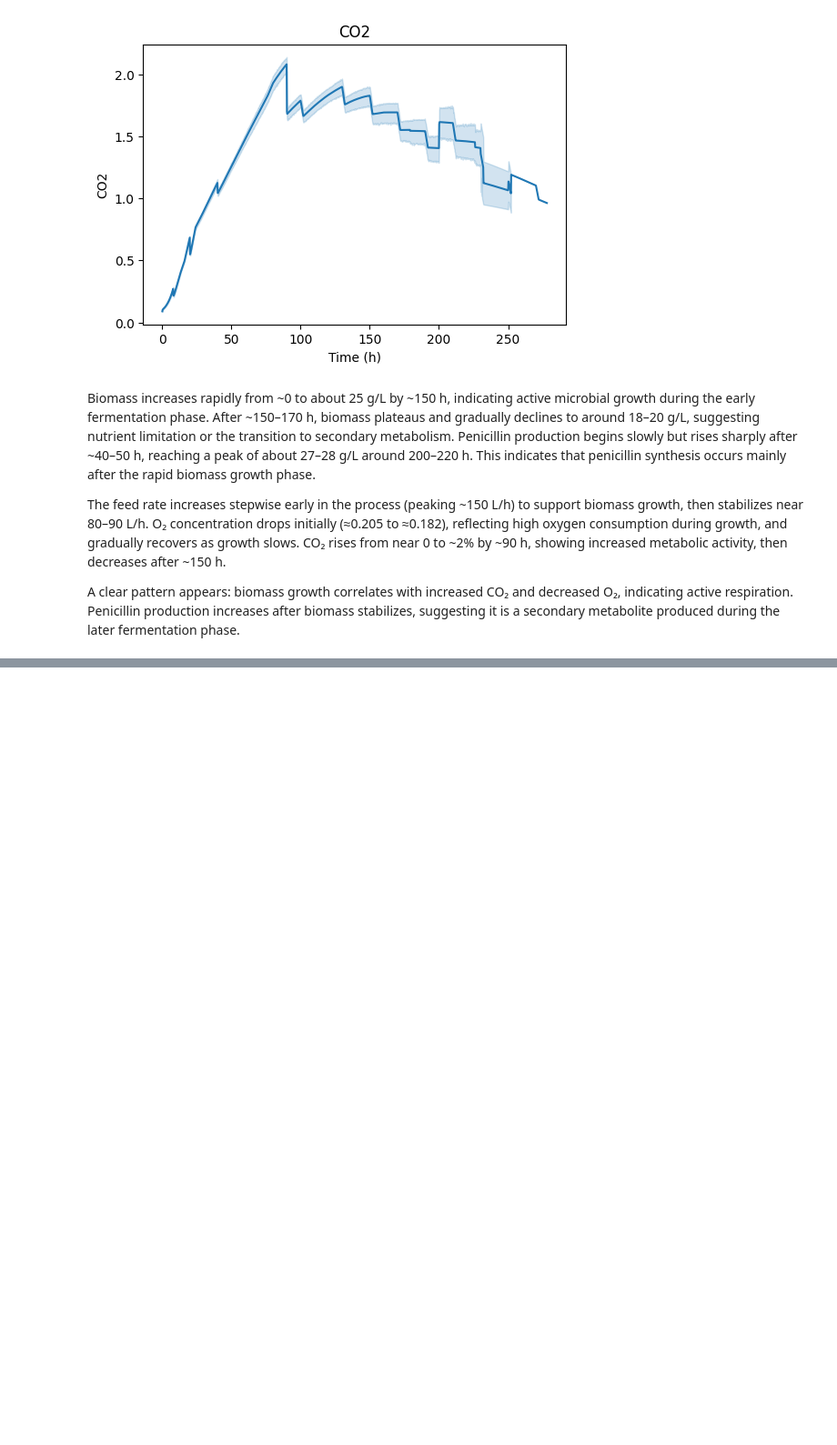
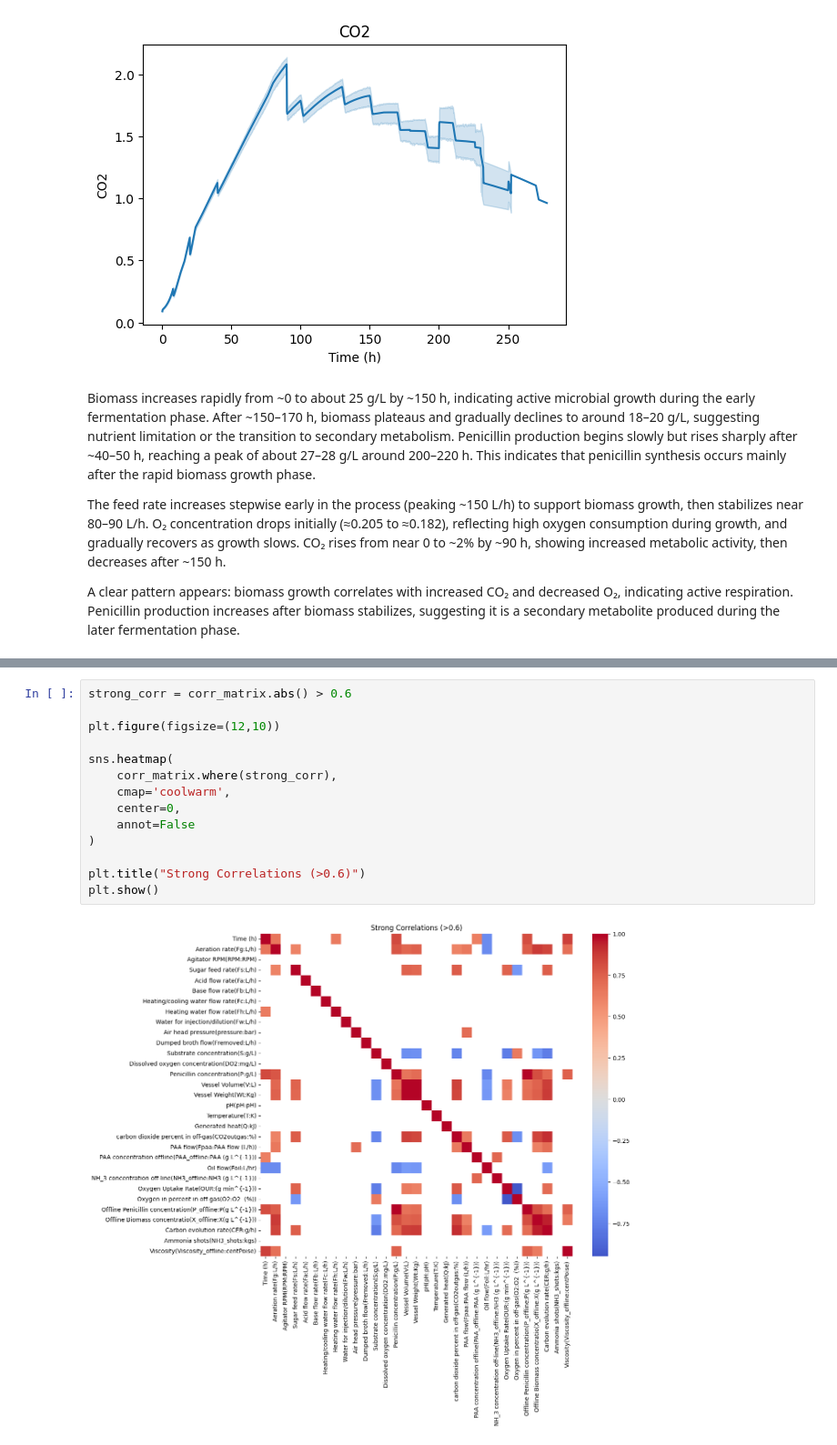
Before and after one commit to asingh1711/penicillin-bioreactor-optimization, a Jupyter notebook: Notebooks/01_data_exploration.ipynb, the cells around one changed output, grey strips where cells are left out. Shown at 91% size. Cells and saved outputs as stored; diff of their text form; blank space fills up the shorter version.

Commit message:
more analysis, correlation

```diff
--- a/Notebooks/01_data_exploration.ipynb
+++ b/Notebooks/01_data_exploration.ipynb
@@ -184,0 +256,16 @@ A clear pattern appears: biomass growth correlates with increased CO₂ and decr
+# %%
+strong_corr = corr_matrix.abs() > 0.6
+
+plt.figure(figsize=(12,10))
+
+sns.heatmap(
+    corr_matrix.where(strong_corr),
+    cmap='coolwarm',
+    center=0,
+    annot=False
+)
+
+plt.title("Strong Correlations (>0.6)")
+plt.show()
+# %% [output]
+[figure, added]
```
Also changed, not shown: parts of 2 cells of this notebook.
